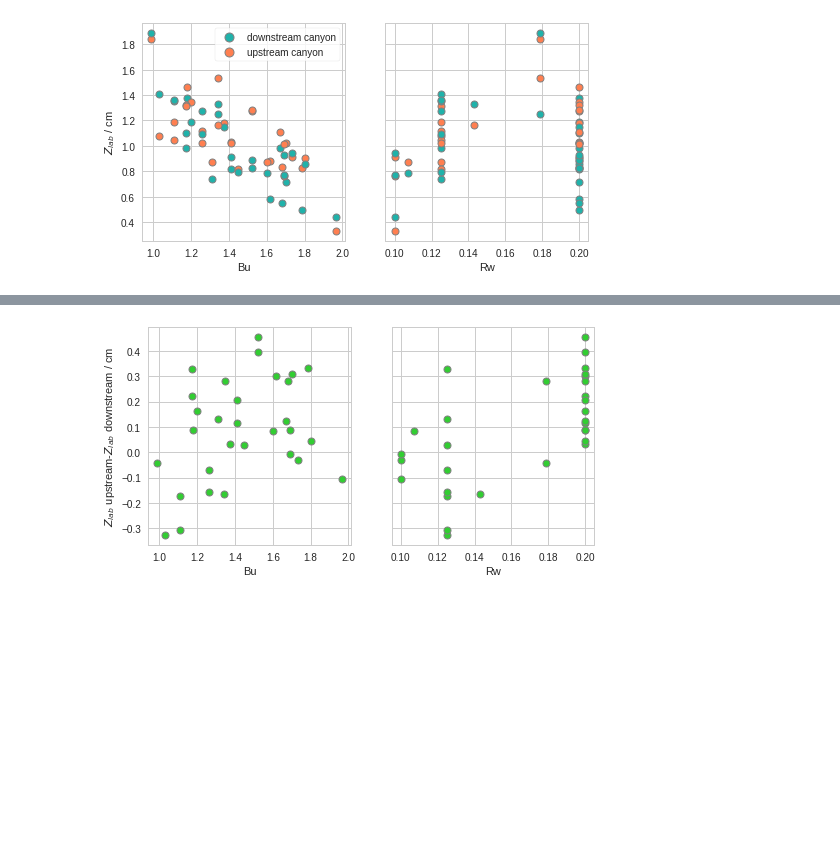
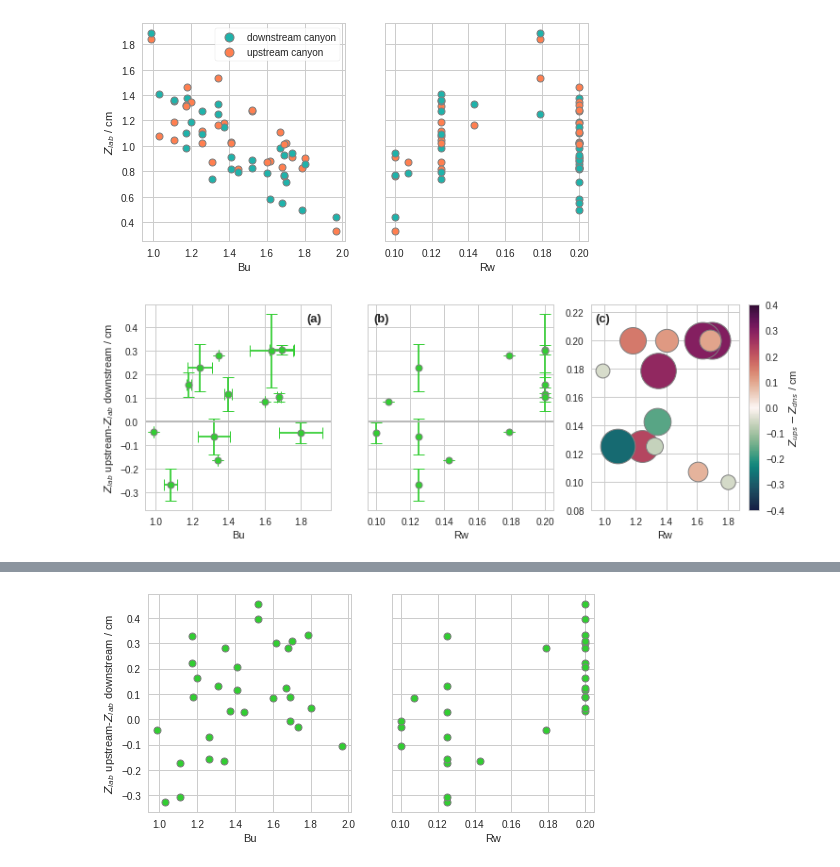
Before and after one commit to UBC-MOAD/MultipleCanyons, a Jupyter notebook: lab/Conduino/notebooks/two_canyons-Z.ipynb, the cells around one changed output, grey strips where cells are left out. Drawn from its saved outputs; the diff is of its cells as text; code cells hidden in the pictures; blank space fills up the shorter version.

```diff
--- a/lab/Conduino/notebooks/two_canyons-Z.ipynb
+++ b/lab/Conduino/notebooks/two_canyons-Z.ipynb
@@ -322,3 +396,87 @@ ax1.set_ylabel(r'$Z_{lab}$ / cm')
 plt.savefig('figures/Z_Ro_Rw_twocan.eps', format='eps', transparent=False, bbox_inches='tight')
 # %% [output]
 [figure]
+# %%
+fig, (ax1,ax2, ax3) = plt.subplots(1, 3, figsize=(12,4))
+ax1.axhline(0, color='0.7')
+ax2.axhline(0, color='0.7')
+
+rho0 = 998.5
+g = 9.81
+W = 0.05 # m
+L = 0.12 # m
+
+Z_list1 = []
+Z_list2 = []
+Z_HA2013_list = []
+
+for exp, kk in zip(exp_dicts, range(exp_num)):
+    Z1 = np.zeros(len(exp['run_files']))
+    Z2 = np.zeros(len(exp['run_files']))
+    N = np.ones(len(exp['run_files']))*np.nan
+    for ii,col in zip(range(len(exp['run_files'])),colors):
+        filepath = exp['dir']+exp['run_files'][ii]
+        mat = sio.loadmat(filepath, squeeze_me=True)
+        P1 = mat['ch1']
+        P2 = mat['ch2']
+        dt = mat['dt']
+        time = mat['time']
+        if exp['calibration']=='09Aug19':
+            dens1 = ctools.densANK1_09Aug19(P1)
+            dens2 = ctools.densANK2_09Aug19(P2)
+        else:
+            dens1 = ctools.densANK1_17Aug19(P1)
+            dens2 = ctools.densANK2_17Aug19(P2)
+
+        inertial_period = 1/((exp["fo"])/(2*np.pi))
+        win = int(inertial_period/dt)
+
+        delta_rho2 = 1000*(np.max(ctools.filter_timeseries(dens2[0:2400]-dens2[0],winlen=win))) # kg/m^3
+        delta_rho1 = 1000*(np.max(ctools.filter_timeseries(dens1[0:2400]-dens1[0],winlen=win))) # kg/m^3
+        if np.isnan(exp["rho_sb"][ii])==True:
+            N[ii] =((g/rho0)*((1000*exp["rho_sb"][ii-1]-1000*exp["rho_top"][ii-1])/(exp["hsb"]*0.01)))**0.5
+        else:
+            N[ii] =((g/rho0)*((1000*exp["rho_sb"][ii]-1000*exp["rho_top"][ii])/(exp["hsb"]*0.01)))**0.5
+
+        Z1[ii] = (100*(g/rho0)*(delta_rho1/N[ii]**2)) #cm
+        Z2[ii] = (100*(g/rho0)*(delta_rho2/N[ii]**2)) #cm
+
+    W = 5 # cm
+    Bu = np.nanmean(N*exp["hsb"]/(exp["fo"]*W))
+    stdBu = np.nanstd(N*exp["hsb"]/(exp["fo"]*W))
+    Rw = exp["U"]/(exp["fo"]*W)
+    Zdif = np.nanmean(Z1-Z2)
+    std_dif = np.nanstd(Z1-Z2)
+    sca = ax1.errorbar(Bu,Zdif,yerr=std_dif,xerr=stdBu,
+                       marker='o',color='limegreen',
+                       markeredgecolor='0.5', markeredgewidth=1,capsize=6)
+
+    sca2 = ax2.errorbar(Rw,Zdif,yerr=std_dif,
+                        marker='o',color='limegreen',
+                        markeredgecolor='0.5', markeredgewidth=1,capsize=6)
+    sca3 = ax3.scatter(Bu,Rw,
+                       s=5000*(abs(Zdif)),
+                       c=Zdif,
+                       cmap = cmo.cm.curl,
+                       marker = 'o',
+                       vmax=0.4,
+                       vmin=-0.4,
+                       edgecolors='0.5',
+                       linewidth=1,
+                       )
+cb = plt.colorbar(sca3)
+cb.set_label(r'$Z_{ups}-Z_{dns}$ / cm')
+ax3.set_ylim(0.08,0.225)
+ax1.set_xlabel('Bu')
+ax2.set_xlabel('Rw')
+ax2.set_yticklabels([])
+ax3.set_xlabel('Bu')
+ax3.set_xlabel('Rw')
+
+ax1.set_ylabel(r'$Z_{lab}$ upstream-$Z_{lab}$ downstream / cm')
+ax1.text(0.87,0.92,'(a)', fontweight='bold', fontsize=13, transform=ax1.transAxes)
+ax2.text(0.03,0.92,'(b)', fontweight='bold', fontsize=13, transform=ax2.transAxes)
+ax3.text(0.03,0.92,'(c)', fontweight='bold', fontsize=13, transform=ax3.transAxes)
+plt.savefig('figures/difference_Z_Ro_Rw_twocan_std.pdf', format='pdf', transparent=False, bbox_inches='tight')
+# %% [output]
+[figure, added]
```
Also changed, not shown: parts of 4 cells of this notebook.
